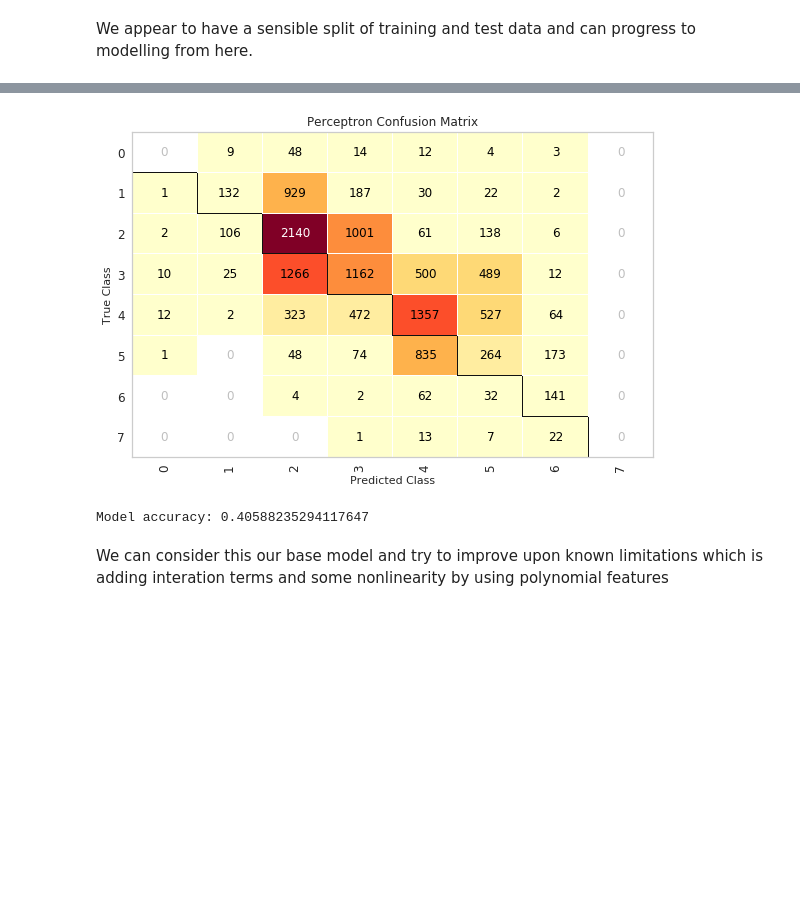
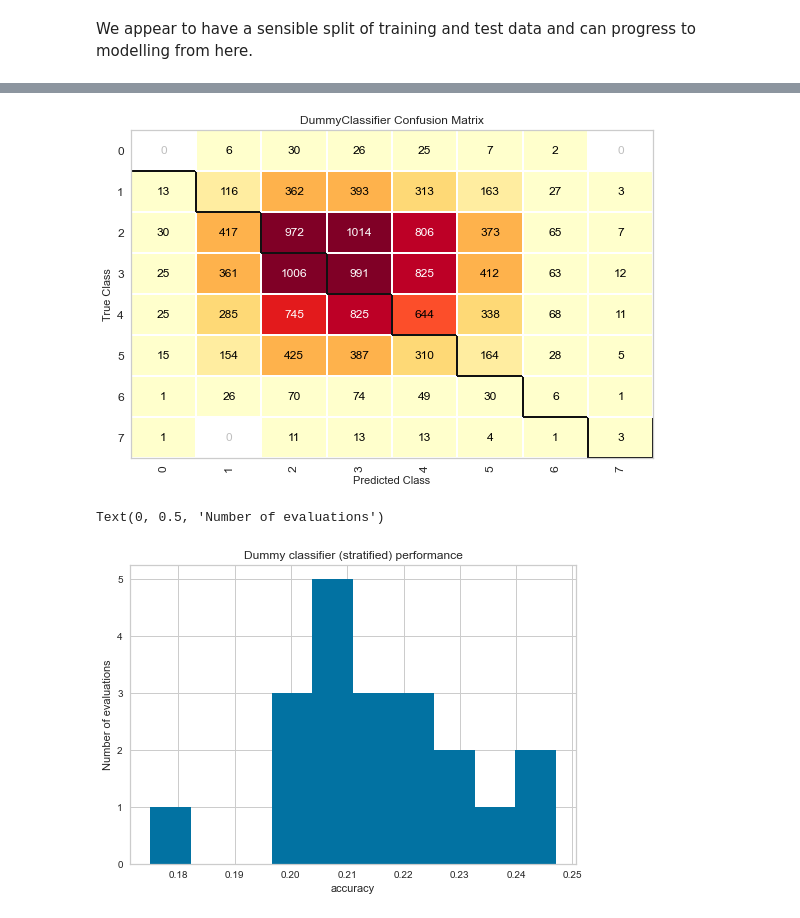
Before and after one commit to prteek/bedroom-prediction, a Jupyter notebook: data_analysis_and_modelling.ipynb, the cells around one changed output, grey strips where cells are left out. Cells and saved outputs as stored; diff of their text form; code cells hidden in the pictures; blank space fills up the shorter version.

Commit message:
added baseline model and linear model investigation

```diff
--- a/data_analysis_and_modelling.ipynb
+++ b/data_analysis_and_modelling.ipynb
@@ -34,7 +34,8 @@ bucket_name = 'ds-benedict-tmp'
 file_name = 'ds_interview_data.csv'
 file_path = f's3://{bucket_name}/{file_name}'
 
-df = wr.s3.read_csv(file_path)
+# df = wr.s3.read_csv(file_path)
+df = pd.read_csv('home_search.data')
 df.info()
 # %% [output]
 <class 'pandas.core.frame.DataFrame'>
@@ -205,7 +204,7 @@ yt = y.copy()
 yt.loc[y>6] = 7 # Need to label all the classes with single instances to some common value to allow stratified splits
 X_train, X_test, y_train, y_test = train_test_split(Xt, yt,
                                                     stratify=yt,
-                                                    test_size=0.25)
+                                                    test_size=0.20)
 
 visualizer = ClassBalance()
 visualizer.fit(y_train, y_test).show()
@@ -226,24 +228,26 @@ We can start with a simple model which we can consider as baseline and then buil
 # %%
-from sklearn.linear_model import Perceptron
+from sklearn.dummy import DummyClassifier
 from sklearn.pipeline import Pipeline
 from yellowbrick.classifier import ConfusionMatrix
-from sklearn.metrics import accuracy_score
-from sklearn.preprocessing import StandardScaler
+from sklearn.model_selection import cross_val_score
 
+model = DummyClassifier(strategy='stratified')
 
-model = Perceptron()
-
-pipe = Pipeline([('scaler', StandardScaler()), ('model', model)])
+pipe = Pipeline([('model', model)])
 
 visualizer = ConfusionMatrix(pipe, support=True)
 
 visualizer.fit(X_train, y_train)
 visualizer.score(X_train, y_train)
 visualizer.show()
 
-print("Model accuracy:", accuracy_score(y_test, pipe.predict(X_test)))
+cv_score_dummy = cross_val_score(pipe, X_train, y_train, cv=20, scoring='accuracy')
+
+plt.hist(cv_score_dummy)
+plt.title("Dummy classifier (stratified) performance")
+plt.xlabel("accuracy")
+plt.ylabel("Number of evaluations")
 # %% [output]
-[figure, old version]
+[figure, new version]
-Model accuracy: 0.40588235294117647
+Text(0, 0.5, 'Number of evaluations')
+[figure, added]
-# %% [markdown]
-We can consider this our base model and try to improve upon known limitations which is adding interation terms and some nonlinearity by using polynomial features
```
Also changed, not shown: parts of 18 cells of this notebook.
